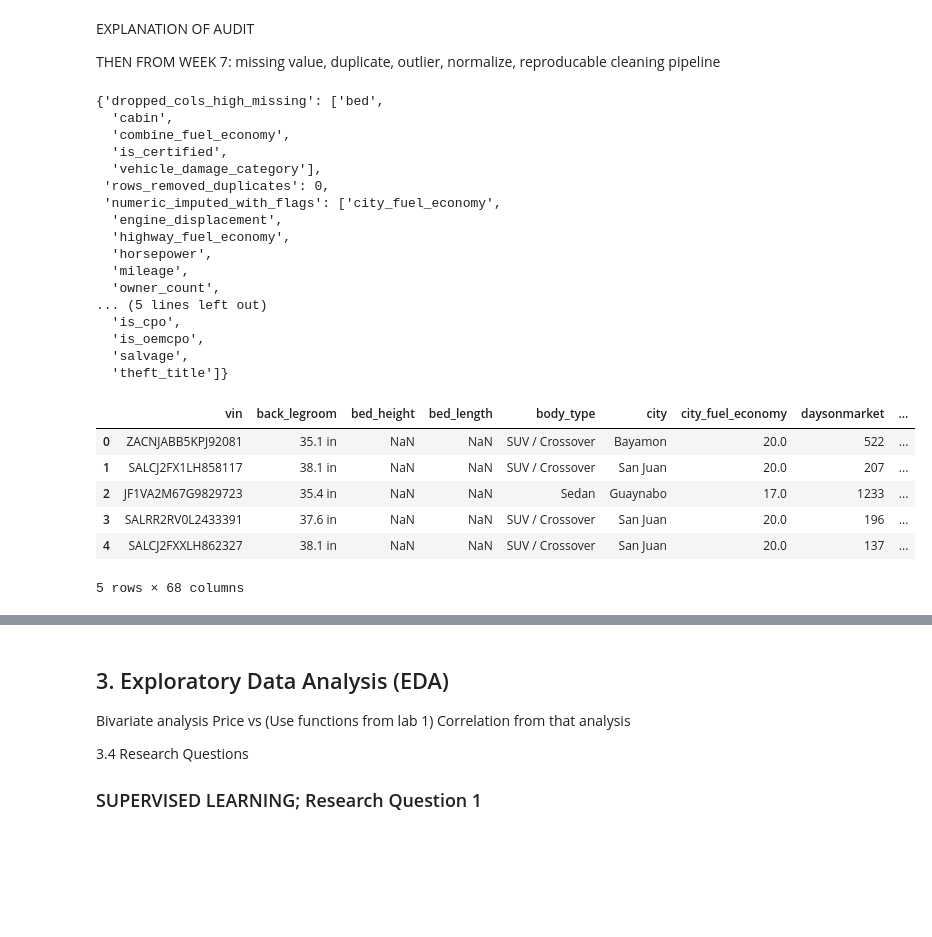
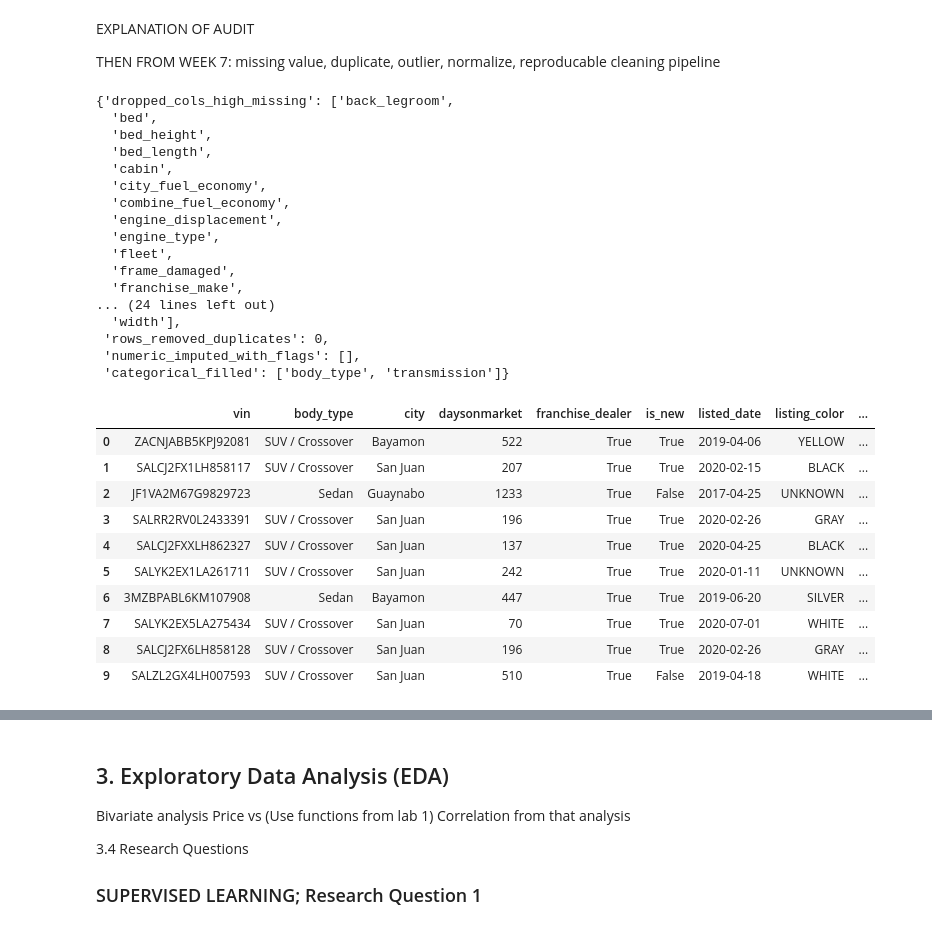
Before and after one commit to chalou123456/COMP333_Group_O, a Jupyter notebook: COMP333_PROJECT_GROUP_O.ipynb, the cells around one changed output, grey strips where cells are left out. Saved outputs shown, nothing was run; the diff lists cells and outputs as text; code cells hidden in the pictures; blank space fills up the shorter version.

Commit message:
Added function to manually remove columns

```diff
--- a/COMP333_PROJECT_GROUP_O.ipynb
+++ b/COMP333_PROJECT_GROUP_O.ipynb
@@ -44,6 +44,7 @@ from scipy import stats
 import matplotlib.gridspec as gridspec
 from pandas.api.types import is_numeric_dtype, is_bool_dtype
 import warnings
+import os
 
 # Avoid unnecessary warnings in output
 #warnings.filterwarnings("ignore")
@@ -51,6 +52,7 @@ import warnings
 # Doesn't cut tables
 pd.set_option('display.width', 1000)
 pd.set_option('display.max_colwidth', 50)
+pd.set_option('display.max_columns', 30)
 
 # Apply predefined visual theme for consistence in the export
 plt.style.use('seaborn-v0_8')
@@ -387,3 +403,18 @@ TypeError: no numeric data to plot
+# %%
+def remove_cars_columns(df):
+    copy_columns = ['wheel_system_display', 'engine_cylinders', 'latitude', 'longitude', 'exterior_color', 'listing_id', 'power']
+    descriptive_columns = ['description', 'trim_name', 'transmission_display', 'sp_name']
+    unecessary_columns = ['trimId', 'dealer_zip', 'savings_amount', 'sp_id', 'seller_rating']
+
+
+    remove_columns = []
+    remove_columns.extend(copy_columns)
+    remove_columns.extend(descriptive_columns)
+    remove_columns.extend(unecessary_columns)
+
+    return df.drop(columns=remove_columns)
+
+testing_cars = remove_cars_columns(testing_cars)
 # %% [markdown]
 EXPLANATION OF AUDIT
 
@@ -434,36 +465,40 @@ def clean_cars(df, drop_missing_threshold=0.95):
 
     return df, report
 # %%
-cars_clean, cleaning_report = clean_cars(testing_cars)
+cars_clean, cleaning_report = clean_cars(testing_cars, 0.01)
 cleaning_report
 # %% [output]
-{'dropped_cols_high_missing': ['bed',
+{'dropped_cols_high_missing': ['back_legroom',
+  'bed',
+  'bed_height',
+  'bed_length',
   'cabin',
+  'city_fuel_economy',
   'combine_fuel_economy',
-  'is_certified',
-  'vehicle_damage_category'],
+  'engine_displacement',
+  'engine_type',
+  'fleet',
+  'frame_damaged',
+  'franchise_make',
+... (24 lines left out)
+  'width'],
  'rows_removed_duplicates': 0,
- 'numeric_imputed_with_flags': ['city_fuel_economy',
-  'engine_displacement',
-  'highway_fuel_economy',
-  'horsepower',
-  'mileage',
-  'owner_count',
-... (5 lines left out)
-  'is_cpo',
-  'is_oemcpo',
-  'salvage',
-  'theft_title']}
+ 'numeric_imputed_with_flags': [],
+ 'categorical_filled': ['body_type', 'transmission']}
 # %%
-cars_clean.head()
+cars_clean.head(10)
 # %% [output]
-|  | vin | back_legroom | bed_height | bed_length | body_type | city | city_fuel_economy | daysonmarket | ... |
-| 0 | ZACNJABB5KPJ92081 | 35.1 in | NaN | NaN | SUV / Crossover | Bayamon | 20.0 | 522 | ... |
-| 1 | SALCJ2FX1LH858117 | 38.1 in | NaN | NaN | SUV / Crossover | San Juan | 20.0 | 207 | ... |
-| 2 | JF1VA2M67G9829723 | 35.4 in | NaN | NaN | Sedan | Guaynabo | 17.0 | 1233 | ... |
-| 3 | SALRR2RV0L2433391 | 37.6 in | NaN | NaN | SUV / Crossover | San Juan | 20.0 | 196 | ... |
-| 4 | SALCJ2FXXLH862327 | 38.1 in | NaN | NaN | SUV / Crossover | San Juan | 20.0 | 137 | ... |
+|  | vin | body_type | city | daysonmarket | franchise_dealer | is_new | listed_date | listing_color | ... |
+| 0 | ZACNJABB5KPJ92081 | SUV / Crossover | Bayamon | 522 | True | True | 2019-04-06 | YELLOW | ... |
+| 1 | SALCJ2FX1LH858117 | SUV / Crossover | San Juan | 207 | True | True | 2020-02-15 | BLACK | ... |
+| 2 | JF1VA2M67G9829723 | Sedan | Guaynabo | 1233 | True | False | 2017-04-25 | UNKNOWN | ... |
+| 3 | SALRR2RV0L2433391 | SUV / Crossover | San Juan | 196 | True | True | 2020-02-26 | GRAY | ... |
+| 4 | SALCJ2FXXLH862327 | SUV / Crossover | San Juan | 137 | True | True | 2020-04-25 | BLACK | ... |
+| 5 | SALYK2EX1LA261711 | SUV / Crossover | San Juan | 242 | True | True | 2020-01-11 | UNKNOWN | ... |
+| 6 | 3MZBPABL6KM107908 | Sedan | Bayamon | 447 | True | True | 2019-06-20 | SILVER | ... |
+| 7 | SALYK2EX5LA275434 | SUV / Crossover | San Juan | 70 | True | True | 2020-07-01 | WHITE | ... |
+| 8 | SALCJ2FX6LH858128 | SUV / Crossover | San Juan | 196 | True | True | 2020-02-26 | GRAY | ... |
+| 9 | SALZL2GX4LH007593 | SUV / Crossover | San Juan | 510 | True | False | 2019-04-18 | WHITE | ... |
-5 rows × 68 columns
 # %%
 quantDDA(cars_clean)
 # %% [output]
```
Also changed, not shown: parts of 8 cells of this notebook.
